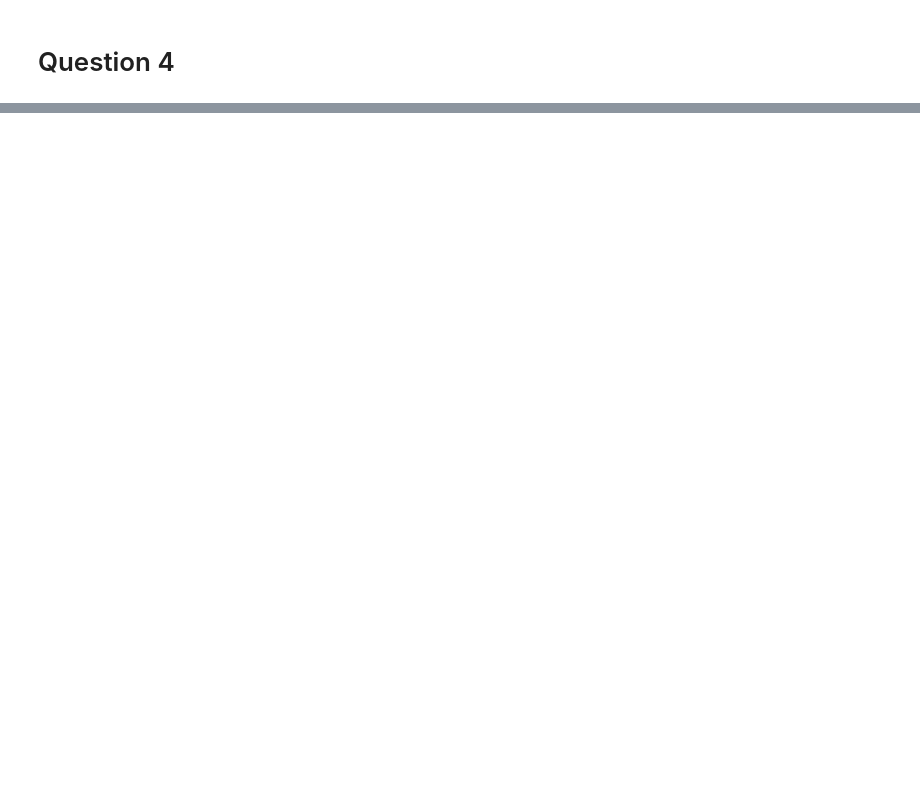
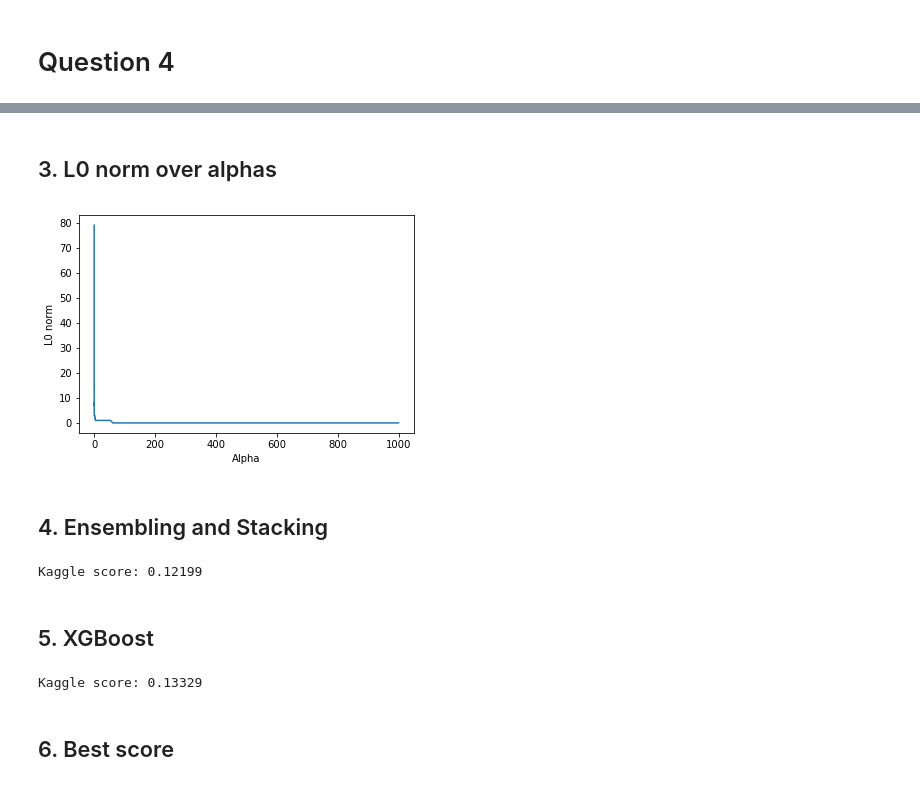
Before and after one commit to irfanhasan/EE379K, a Jupyter notebook: Lab4/Lab4.ipynb, the cells around one changed output, grey strips where cells are left out. Drawn from its saved outputs; the diff is of its cells as text; code cells hidden in the pictures; blank space fills up the shorter version.

```diff
--- a/Lab4/Lab4.ipynb
+++ b/Lab4/Lab4.ipynb
@@ -140,0 +275,69 @@ Original picture has K bits, which is 603 * 400 * 16 = 3,859,200 bits <br>
+# %% [markdown]
+## 3. L0 norm over alphas
+# %%
+import matplotlib.pyplot as plt
+
+def getL0Norm(coefficients):
+    non_zeros = 0
+    for coef in coefficients:
+        if coef != 0:
+            non_zeros += 1
+    return non_zeros
+
+l0 = []
+for alpha in alphas:
+    lasso = Lasso(alpha=alpha)
+    lasso.fit(X_train, y)
+    l0.append(getL0Norm(lasso.coef_))
+plt.plot(alphas, l0)
+plt.xlabel('Alpha')
+plt.ylabel('L0 norm')
+plt.show()
+# %% [output]
+[figure, added]
+# %% [markdown]
+## 4. Ensembling and Stacking
+# %%
+y_train_ridge = best_ridge.predict(X_train)
+y_train_lasso = best_lasso.predict(X_train)
+X_train_cpy = X_train.copy()
+X_train_cpy['Ridge'] = y_train_ridge
+X_train_cpy['Lasso'] = y_train_lasso
+
+y_test_ridge = best_ridge.predict(X_test)
+y_test_lasso = best_lasso.predict(X_test)
+X_test_cpy = X_test.copy()
+X_test_cpy['Ridge'] = y_test_ridge
+X_test_cpy['Lasso'] = y_test_lasso
+
+stacked_ridge = Ridge(alpha=10.046165012825234)
+stacked_ridge.fit(X_train_cpy, y)
+
+preds = np.expm1(stacked_ridge.predict(X_test_cpy))
+
+solution = pd.DataFrame({"id":test.Id, "SalePrice":preds})
+solution.to_csv("stacked_ridge.csv", index = False)
+print('Kaggle score: 0.12199')
+# %% [output]
+Kaggle score: 0.12199
+# %% [markdown]
+## 5. XGBoost
+# %%
+import xgboost as xgb
+
+model_xgb = xgb.XGBRegressor(colsample_bytree=0.4603, gamma=0.0468,
+                             learning_rate=0.05, max_depth=3,
+                             min_child_weight=1.7817, n_estimators=2200,
+                             reg_alpha=0.4640, reg_lambda=0.8571,
+                             subsample=0.5213, silent=1,
+                             nthread=-1)
+model_xgb.fit(X_train, y)
+preds = np.expm1(model_xgb.predict(X_test))
+
+solution = pd.DataFrame({"id":test.Id, "SalePrice":preds})
+solution.to_csv("xgb.csv", index = False)
+print('Kaggle score: 0.13329')
+# %% [output]
+Kaggle score: 0.13329
+# %% [markdown]
+## 6. Best score
```
Also changed, not shown: parts of 5 cells of this notebook.
